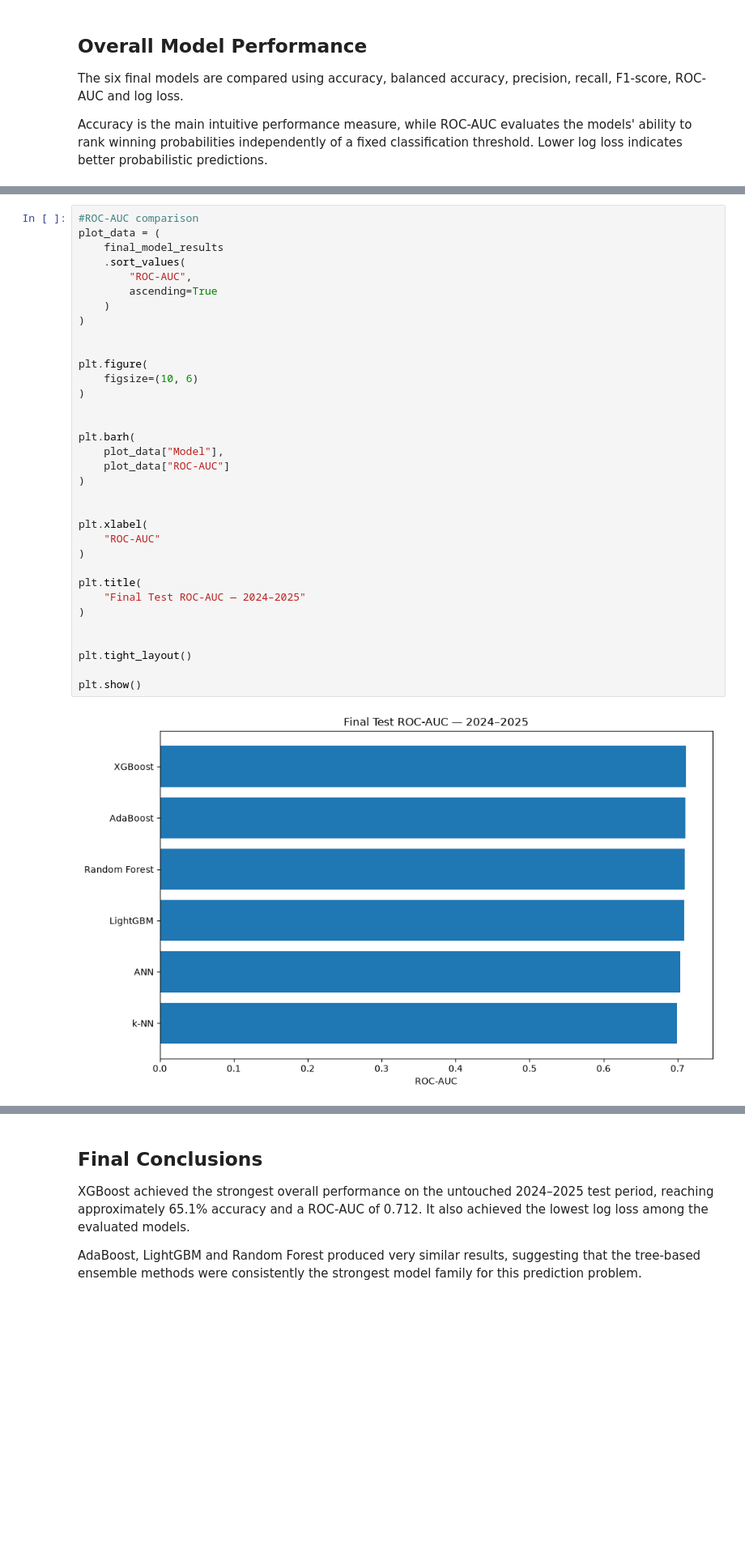
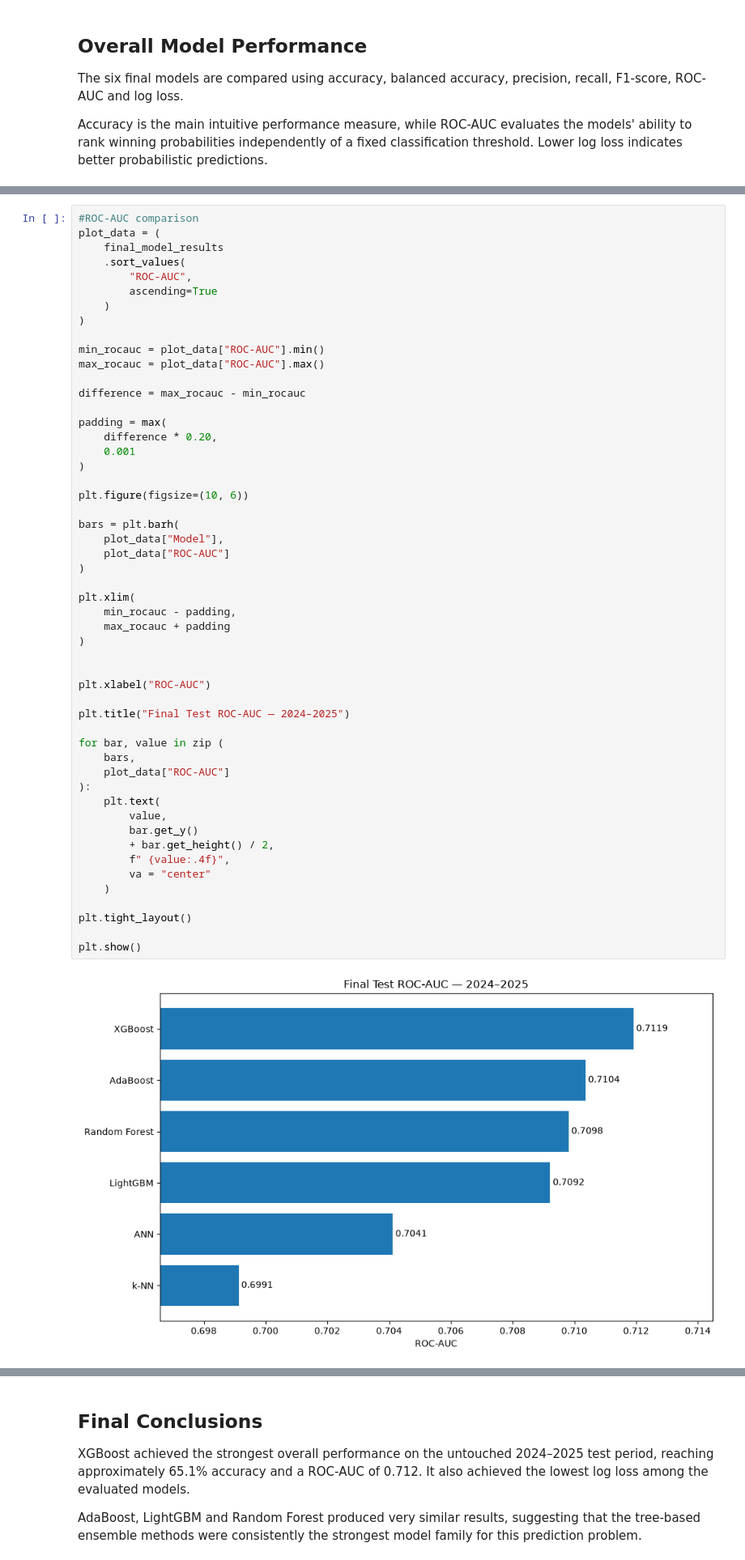
Before and after one commit to elimiotto05/artificial_intelligence, a Jupyter notebook: notebooks/13_final_evaluation.ipynb, the cells around one changed output, grey strips where cells are left out. Shown at 81% size. Cells and saved outputs as stored; diff of their text form; blank space fills up the shorter version.

```diff
--- a/notebooks/13_final_evaluation.ipynb
+++ b/notebooks/13_final_evaluation.ipynb
@@ -245,39 +222,57 @@ accuracy_gain.sort_values(
 # %%
 #ROC-AUC comparison
 plot_data = (
     final_model_results
     .sort_values(
         "ROC-AUC",
         ascending=True
     )
 )
 
+min_rocauc = plot_data["ROC-AUC"].min()
+max_rocauc = plot_data["ROC-AUC"].max()
 
-plt.figure(
-    figsize=(10, 6)
+difference = max_rocauc - min_rocauc
+
+padding = max(
+    difference * 0.20,
+    0.001
 )
 
+plt.figure(figsize=(10, 6))
 
-plt.barh(
+bars = plt.barh(
     plot_data["Model"],
     plot_data["ROC-AUC"]
 )
 
-
-plt.xlabel(
-    "ROC-AUC"
+plt.xlim(
+    min_rocauc - padding,
+    max_rocauc + padding
 )
 
-plt.title(
-    "Final Test ROC-AUC — 2024–2025"
-)
 
+plt.xlabel("ROC-AUC")
+
+plt.title("Final Test ROC-AUC — 2024–2025")
+
+for bar, value in zip (
+    bars,
+    plot_data["ROC-AUC"]
+):
+    plt.text(
+        value,
+        bar.get_y()
+        + bar.get_height() / 2,
+        f" {value:.4f}",
+        va = "center"
+    )
 
 plt.tight_layout()
 
 plt.show()
 # %% [output]
-[figure, old version]
+[figure, new version]
 # %%
 #Model prediction columns
 model_columns = {
```
Also changed, not shown: parts of 23 cells of this notebook, 1 other file.
